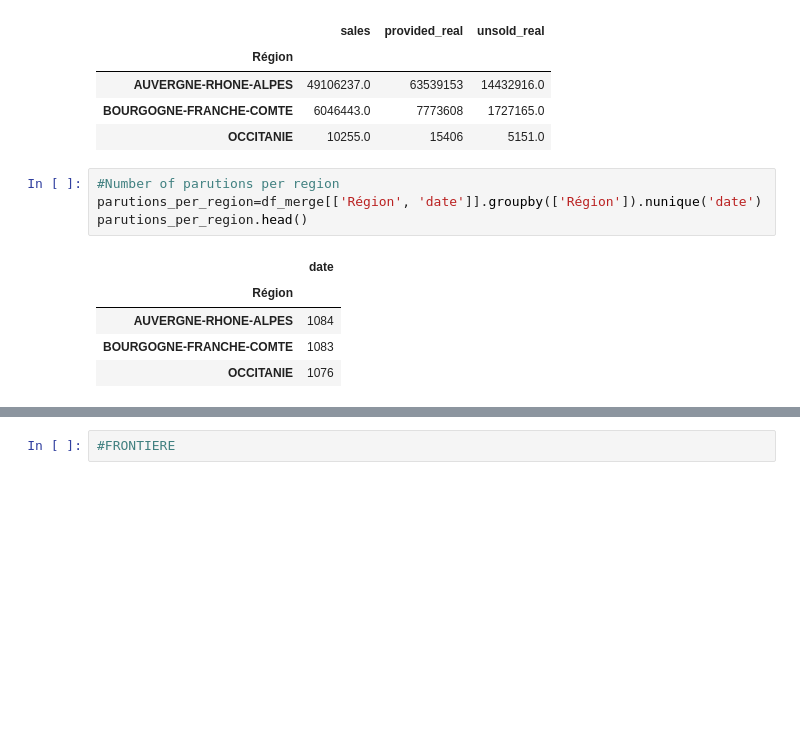
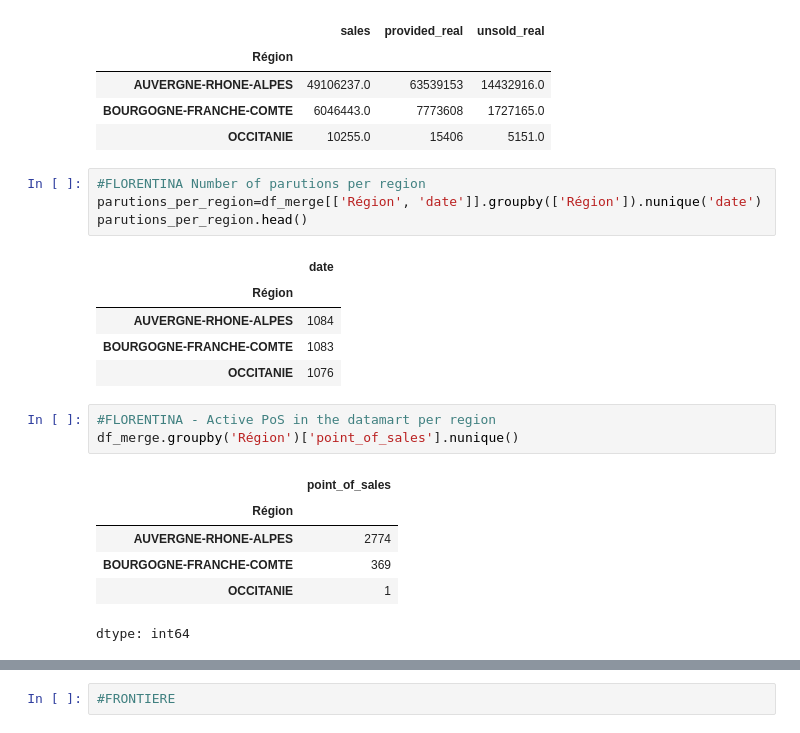
Before and after one commit to alexdoss/git_practivce, a Jupyter notebook: xray_weekday_config.ipynb, the cells around one changed output, grey strips where cells are left out. Cells and saved outputs as stored; diff of their text form; blank space fills up the shorter version.

```diff
--- a/xray_weekday_config.ipynb
+++ b/xray_weekday_config.ipynb
@@ -94,7 +89,7 @@ df_parution_region.head()
 | BOURGOGNE-FRANCHE-COMTE | 6046443.0 | 7773608 | 1727165.0 |
 | OCCITANIE | 10255.0 | 15406 | 5151.0 |
 # %%
-#Number of parutions per region
+#FLORENTINA Number of parutions per region
 parutions_per_region=df_merge[['Région', 'date']].groupby(['Région']).nunique('date')
 parutions_per_region.head()
 # %% [output]
@@ -103,3 +98,13 @@ parutions_per_region.head()
 | AUVERGNE-RHONE-ALPES | 1084 |
 | BOURGOGNE-FRANCHE-COMTE | 1083 |
 | OCCITANIE | 1076 |
+# %%
+#FLORENTINA - Active PoS in the datamart per region
+df_merge.groupby('Région')['point_of_sales'].nunique()
+# %% [output]
+|  | point_of_sales |
+| Région |  |
+| AUVERGNE-RHONE-ALPES | 2774 |
+| BOURGOGNE-FRANCHE-COMTE | 369 |
+| OCCITANIE | 1 |
+dtype: int64
```
Also changed, not shown: parts of 8 cells of this notebook.
